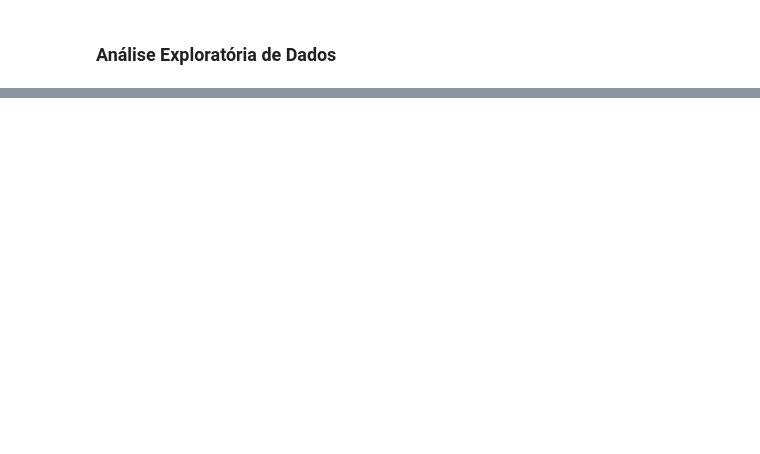
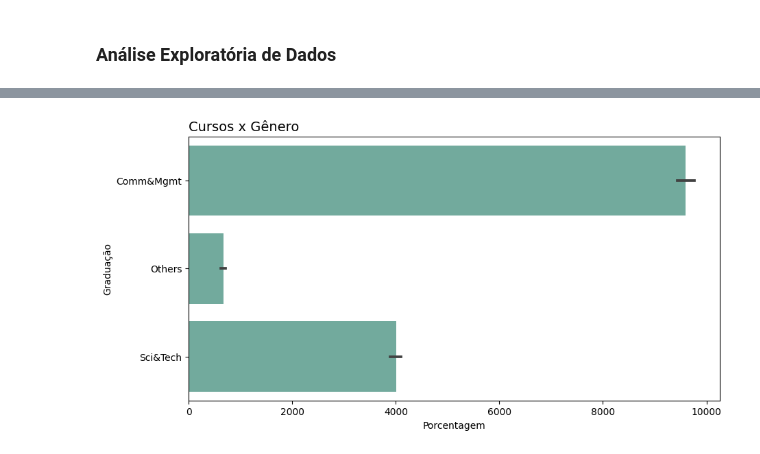
Before and after one commit to nandodevs/campus-recruitment, a Jupyter notebook: projects.ipynb, the cells around one changed output, grey strips where cells are left out. Saved outputs shown, nothing was run; the diff lists cells and outputs as text; code cells hidden in the pictures; blank space fills up the shorter version.

```diff
--- a/projects.ipynb
+++ b/projects.ipynb
@@ -262,0 +292,15 @@ dt.head()
+# %%
+# Tamanho da imagem
+plt.figure( figsize=(10, 5) )
+
+# Titulo
+plt.title('Cursos x Gênero', loc='left', fontsize=14 )
+
+# Grafico
+sns.barplot( data=dt, x='degree_p', y='degree_t',color='#69b3a2', estimator=sum )
+
+# Label
+plt.ylabel('Graduação');
+plt.xlabel('Porcentagem');
+# %% [output]
+[figure, added]
```
Also changed, not shown: parts of 27 cells of this notebook, 1 other file.
